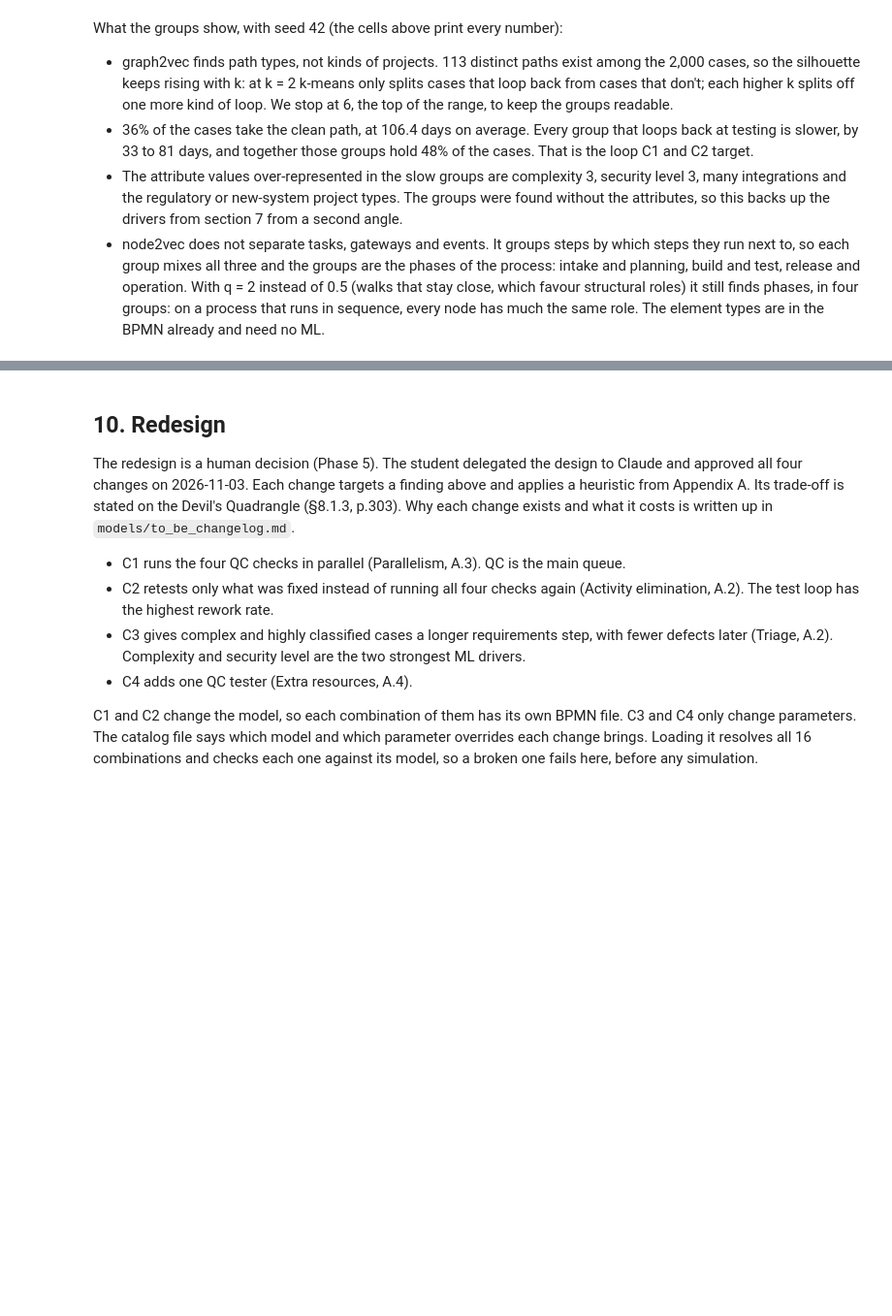
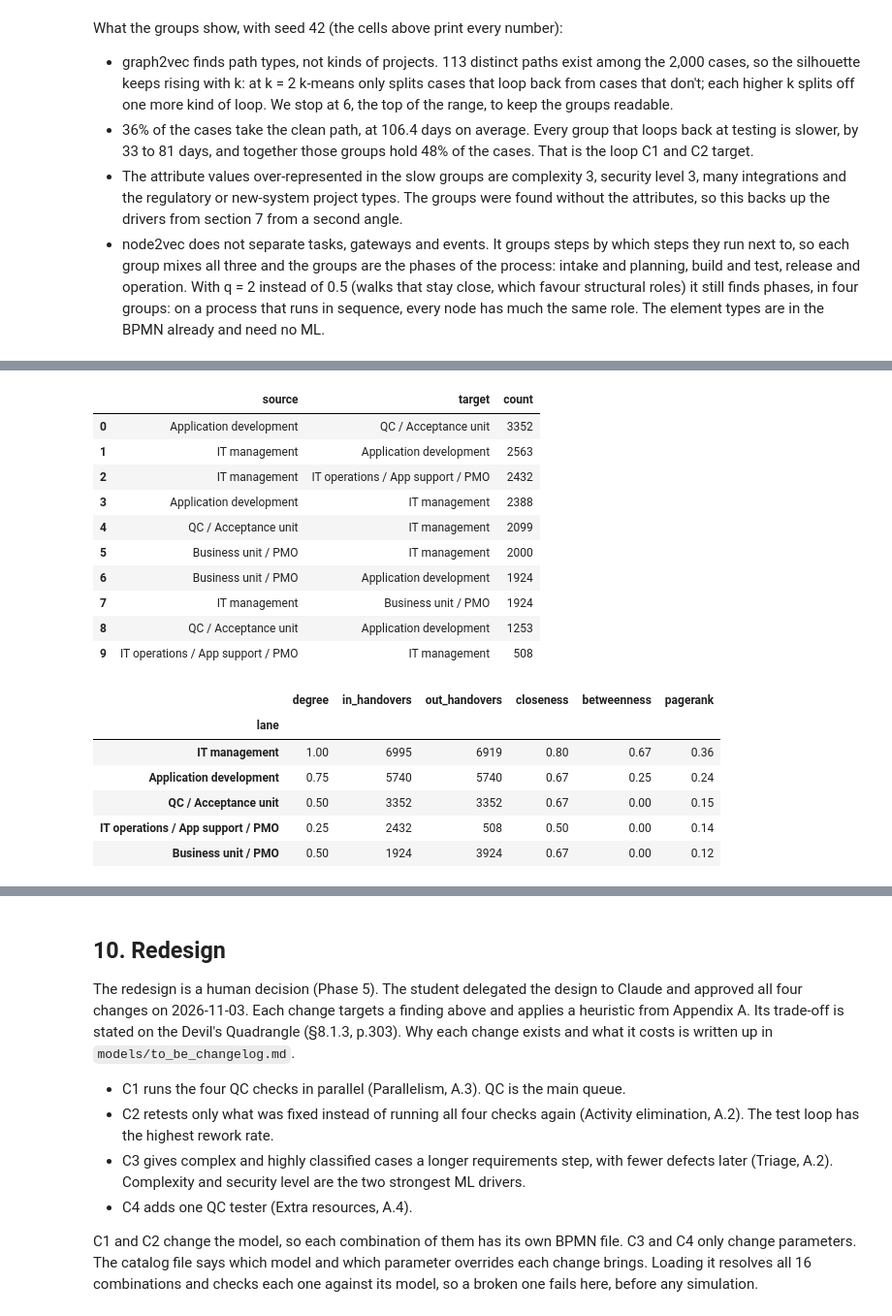
Before and after one commit to dangth1101/IS6003, a Jupyter notebook: notebooks/time_optimization.ipynb, the cells around one changed output, grey strips where cells are left out. Shown at 97% size. Cells and saved outputs as stored; diff of their text form; code cells hidden in the pictures; blank space fills up the shorter version.

```diff
--- a/notebooks/time_optimization.ipynb
+++ b/notebooks/time_optimization.ipynb
@@ -410,0 +424,23 @@ What the groups show, with seed 42 (the cells above print every number):
+# %%
+social = social_section(log)
+display(pd.DataFrame(social["handovers"]).assign(source=lambda d: d.source.map(names), target=lambda d: d.target.map(names)))
+pd.DataFrame(social["centrality"]).assign(lane=lambda d: d.lane_id.map(names)).set_index("lane").drop(columns="lane_id").round(3)
+# %% [output]
+|  | source | target | count |
+| 0 | Application development | QC / Acceptance unit | 3352 |
+| 1 | IT management | Application development | 2563 |
+| 2 | IT management | IT operations / App support / PMO | 2432 |
+| 3 | Application development | IT management | 2388 |
+| 4 | QC / Acceptance unit | IT management | 2099 |
+| 5 | Business unit / PMO | IT management | 2000 |
+| 6 | Business unit / PMO | Application development | 1924 |
+| 7 | IT management | Business unit / PMO | 1924 |
+| 8 | QC / Acceptance unit | Application development | 1253 |
+| 9 | IT operations / App support / PMO | IT management | 508 |
+|  | degree | in_handovers | out_handovers | closeness | betweenness | pagerank |
+| lane |  |  |  |  |  |  |
+| IT management | 1.00 | 6995 | 6919 | 0.80 | 0.67 | 0.36 |
+| Application development | 0.75 | 5740 | 5740 | 0.67 | 0.25 | 0.24 |
+| QC / Acceptance unit | 0.50 | 3352 | 3352 | 0.67 | 0.00 | 0.15 |
+| IT operations / App support / PMO | 0.25 | 2432 | 508 | 0.50 | 0.00 | 0.14 |
+| Business unit / PMO | 0.50 | 1924 | 3924 | 0.67 | 0.00 | 0.12 |
```
Also changed, not shown: parts of 5 cells of this notebook, 15 other files.
